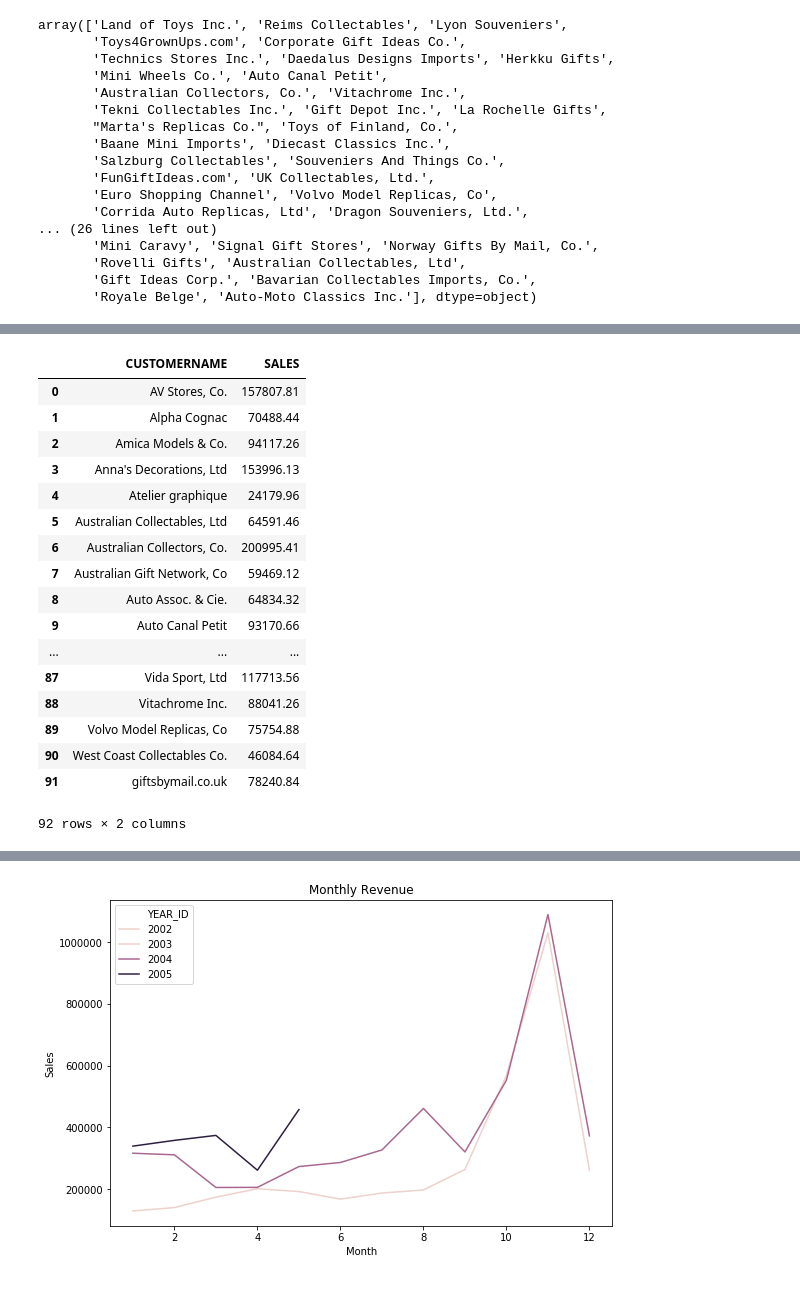
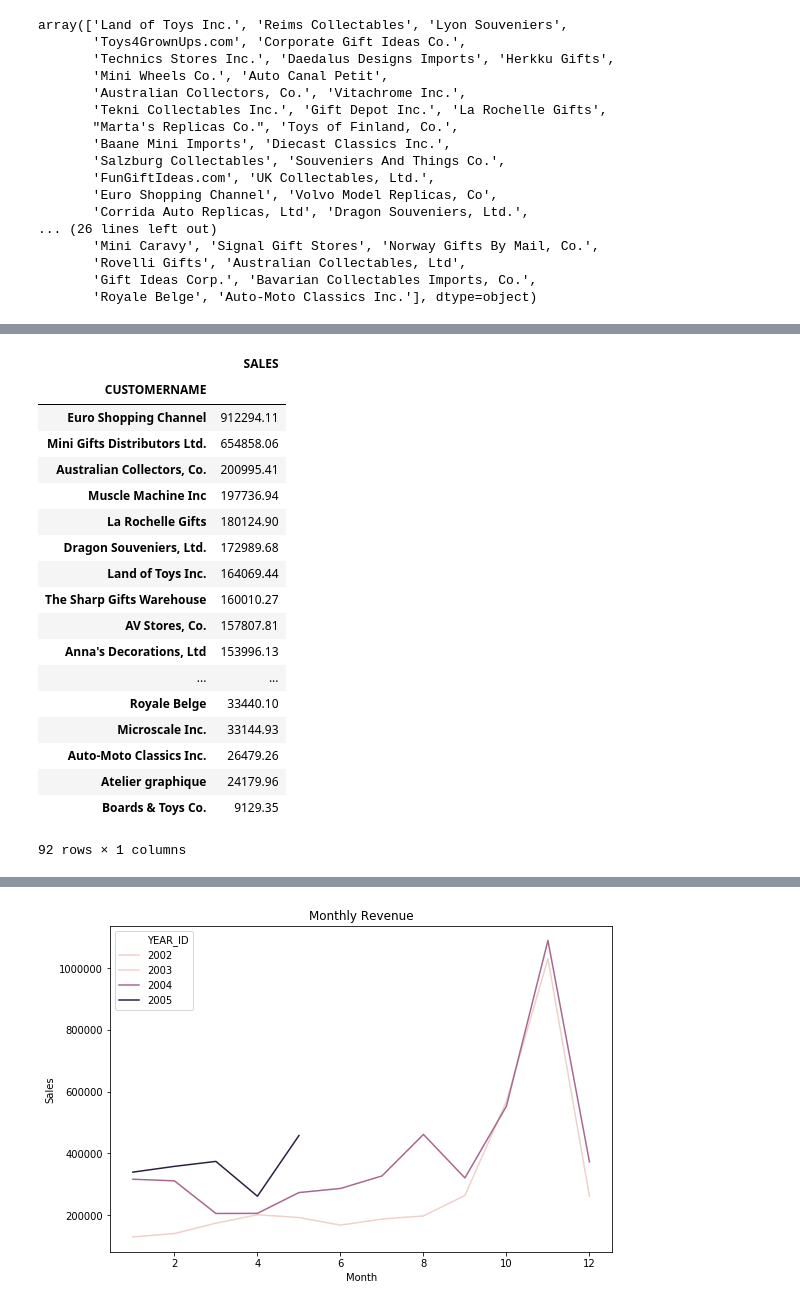
Before and after one commit to refing/FPVI, a Jupyter notebook: FinalProjectVisualisasiInformasi.ipynb, the cells around one changed output, grey strips where cells are left out. Cells and saved outputs as stored; diff of their text form; code cells hidden in the pictures.

```diff
--- a/FinalProjectVisualisasiInformasi.ipynb
+++ b/FinalProjectVisualisasiInformasi.ipynb
@@ -97,24 +129,25 @@ customer.head()
-# %%
-df1=pd.DataFrame(data = customer)
-df1=df1.reset_index()
-df1
-# %% [output]
-|  | CUSTOMERNAME | SALES |
-| 0 | AV Stores, Co. | 157807.81 |
-| 1 | Alpha Cognac | 70488.44 |
-| 2 | Amica Models & Co. | 94117.26 |
-| 3 | Anna's Decorations, Ltd | 153996.13 |
-| 4 | Atelier graphique | 24179.96 |
-| 5 | Australian Collectables, Ltd | 64591.46 |
-| 6 | Australian Collectors, Co. | 200995.41 |
-| 7 | Australian Gift Network, Co | 59469.12 |
-| 8 | Auto Assoc. & Cie. | 64834.32 |
-| 9 | Auto Canal Petit | 93170.66 |
-| ... | ... | ... |
-| 87 | Vida Sport, Ltd | 117713.56 |
-| 88 | Vitachrome Inc. | 88041.26 |
-| 89 | Volvo Model Replicas, Co | 75754.88 |
-| 90 | West Coast Collectables Co. | 46084.64 |
-| 91 | giftsbymail.co.uk | 78240.84 |
-92 rows × 2 columns
+# %%
+df2=pd.DataFrame(data = df.groupby(['CUSTOMERNAME'])['SALES'].sum().sort_values(ascending=False))
+#df2=df2.reset_index()
+df2
+# %% [output]
+|  | SALES |
+| CUSTOMERNAME |  |
+| Euro Shopping Channel | 912294.11 |
+| Mini Gifts Distributors Ltd. | 654858.06 |
+| Australian Collectors, Co. | 200995.41 |
+| Muscle Machine Inc | 197736.94 |
+| La Rochelle Gifts | 180124.90 |
+| Dragon Souveniers, Ltd. | 172989.68 |
+| Land of Toys Inc. | 164069.44 |
+| The Sharp Gifts Warehouse | 160010.27 |
+| AV Stores, Co. | 157807.81 |
+| Anna's Decorations, Ltd | 153996.13 |
+| ... | ... |
+| Royale Belge | 33440.10 |
+| Microscale Inc. | 33144.93 |
+| Auto-Moto Classics Inc. | 26479.26 |
+| Atelier graphique | 24179.96 |
+| Boards & Toys Co. | 9129.35 |
+92 rows × 1 columns
 # %%
```
Also changed, not shown: parts of 35 cells of this notebook, 1 other file.
